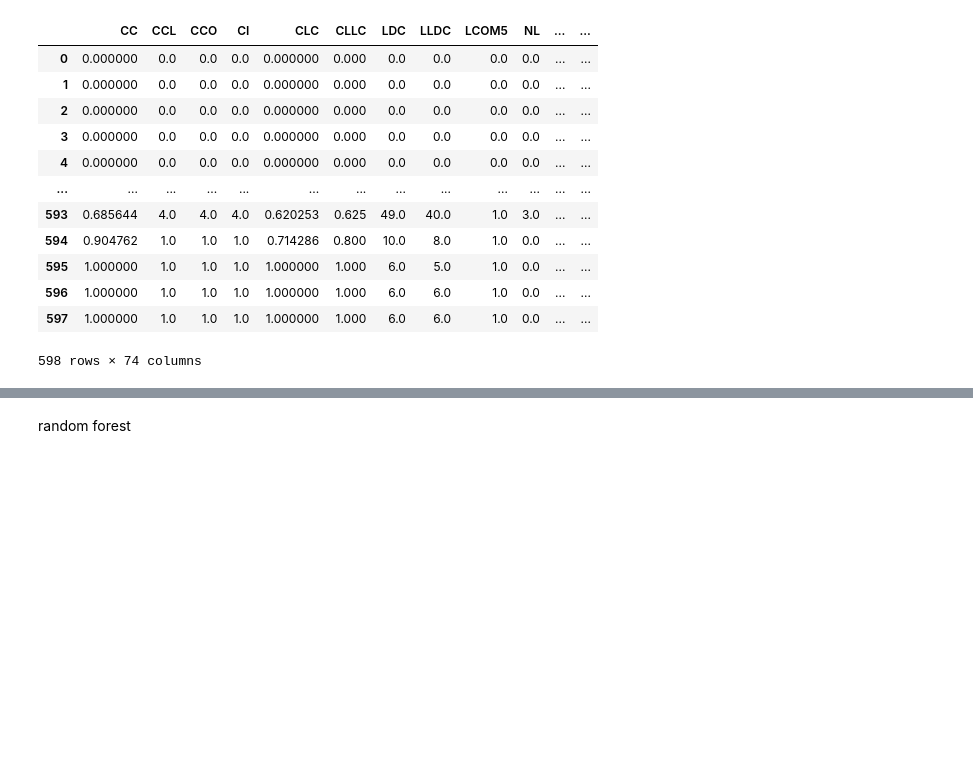
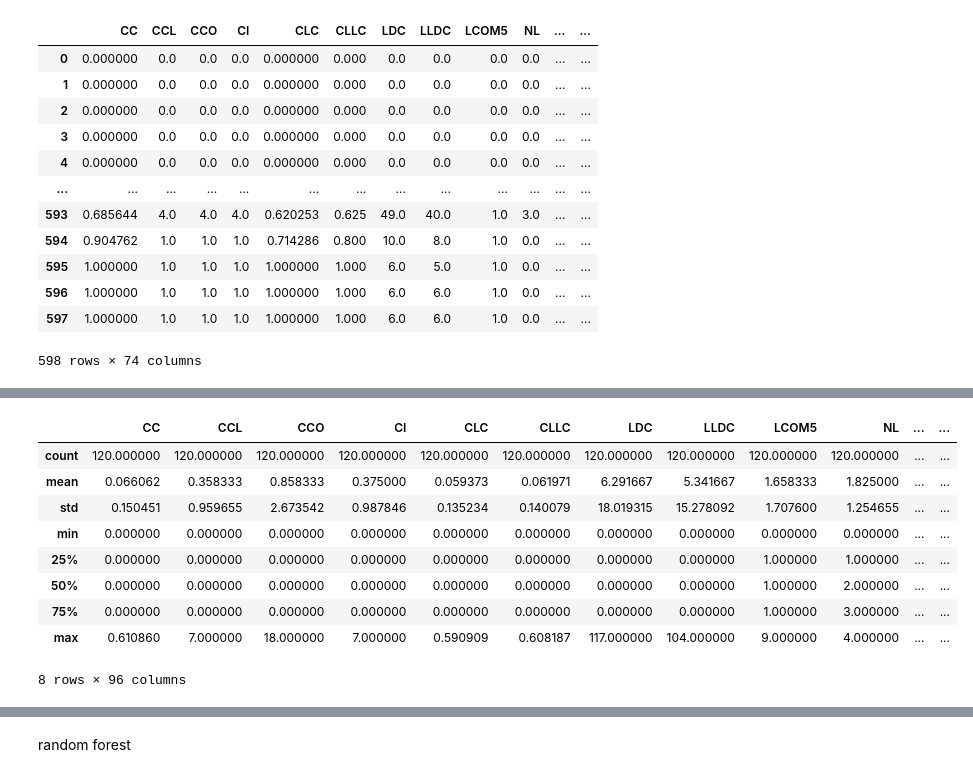
Before and after one commit to vajihe-ameri/predict-software-bugs-in-java-classes, a Jupyter notebook: tables.ipynb, the cells around one changed output, grey strips where cells are left out. Cells and saved outputs as stored; diff of their text form; code cells hidden in the pictures; blank space fills up the shorter version.

```diff
--- a/tables.ipynb
+++ b/tables.ipynb
@@ -252,0 +245,3 @@ for train_index, test_index in split.split(df, oldSectionColumn):
+# %%
+from sklearn.model_selection import train_test_split
+train_set, test_set = train_test_split(df, test_size=0.2)
@@ -252,0 +281,13 @@ for train_index, test_index in split.split(df, oldSectionColumn):
+# %%
+test_set.describe()
+# %% [output]
+|  | CC | CCL | CCO | CI | CLC | CLLC | LDC | LLDC | LCOM5 | NL | ... | ... |
+| count | 120.000000 | 120.000000 | 120.000000 | 120.000000 | 120.000000 | 120.000000 | 120.000000 | 120.000000 | 120.000000 | 120.000000 | ... | ... |
+| mean | 0.066062 | 0.358333 | 0.858333 | 0.375000 | 0.059373 | 0.061971 | 6.291667 | 5.341667 | 1.658333 | 1.825000 | ... | ... |
+| std | 0.150451 | 0.959655 | 2.673542 | 0.987846 | 0.135234 | 0.140079 | 18.019315 | 15.278092 | 1.707600 | 1.254655 | ... | ... |
+| min | 0.000000 | 0.000000 | 0.000000 | 0.000000 | 0.000000 | 0.000000 | 0.000000 | 0.000000 | 0.000000 | 0.000000 | ... | ... |
+| 25% | 0.000000 | 0.000000 | 0.000000 | 0.000000 | 0.000000 | 0.000000 | 0.000000 | 0.000000 | 1.000000 | 1.000000 | ... | ... |
+| 50% | 0.000000 | 0.000000 | 0.000000 | 0.000000 | 0.000000 | 0.000000 | 0.000000 | 0.000000 | 1.000000 | 2.000000 | ... | ... |
+| 75% | 0.000000 | 0.000000 | 0.000000 | 0.000000 | 0.000000 | 0.000000 | 0.000000 | 0.000000 | 1.000000 | 3.000000 | ... | ... |
+| max | 0.610860 | 7.000000 | 18.000000 | 7.000000 | 0.590909 | 0.608187 | 117.000000 | 104.000000 | 9.000000 | 4.000000 | ... | ... |
+8 rows × 96 columns
```
Also changed, not shown: parts of 25 cells of this notebook.
